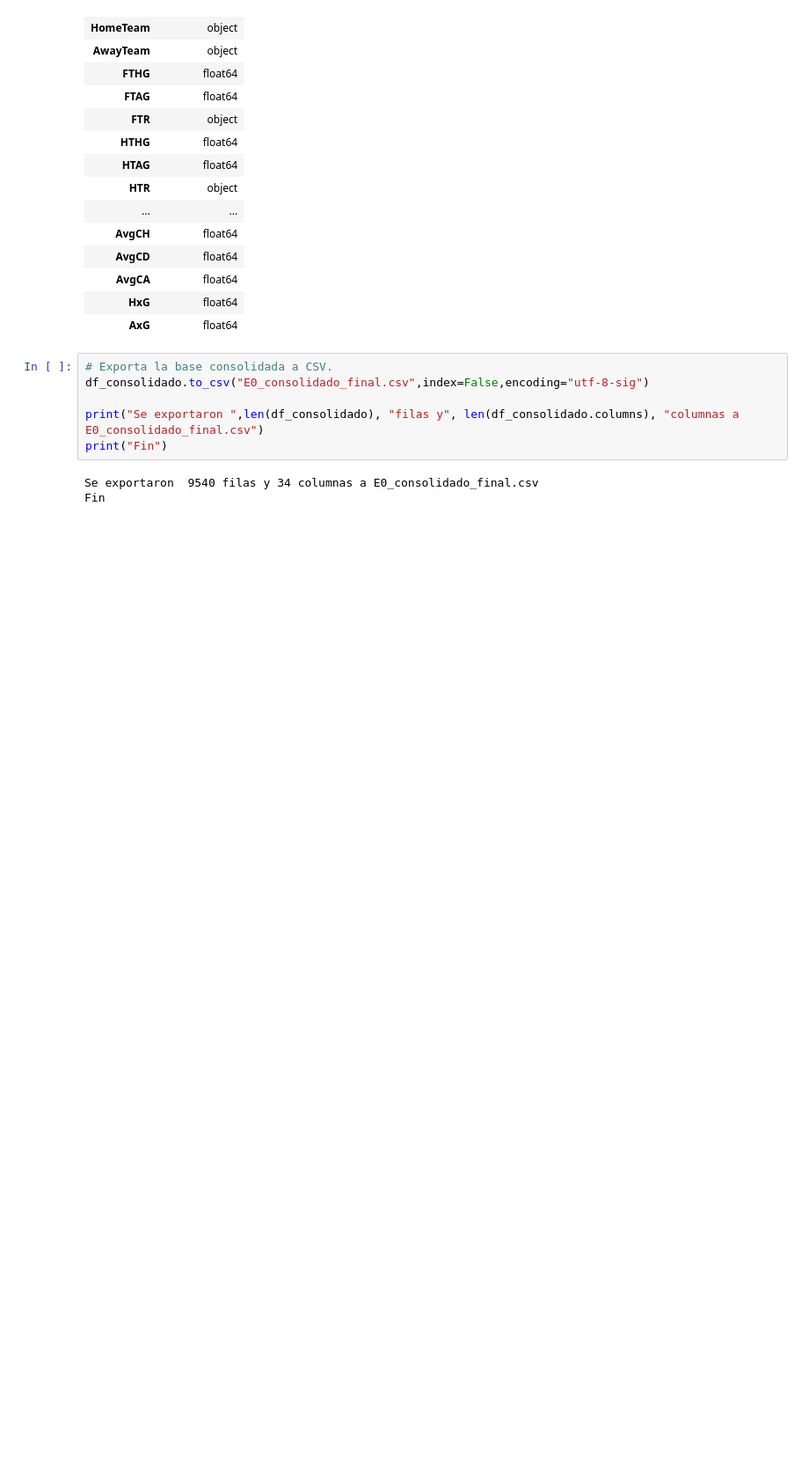
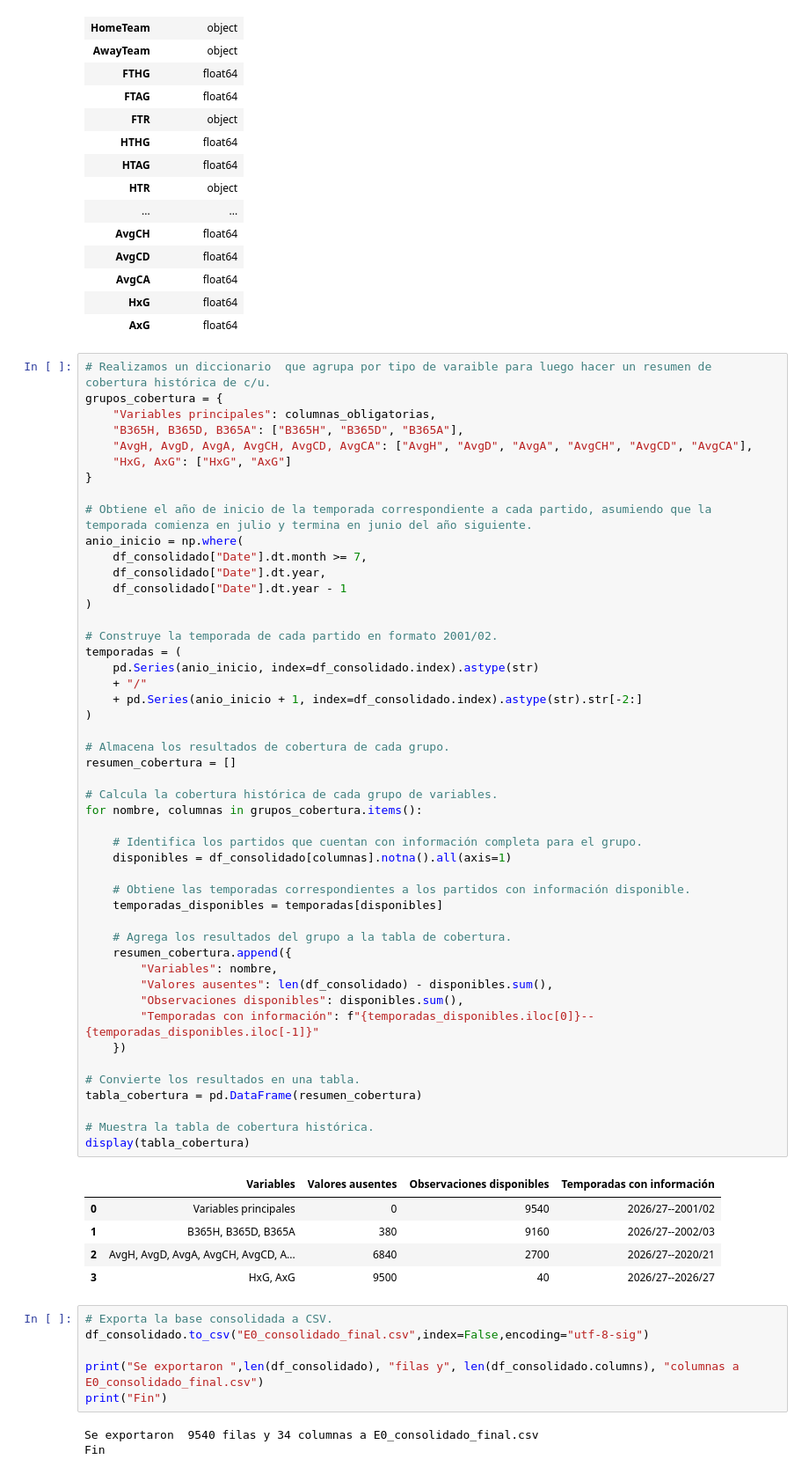
Before and after one commit to pitirringo/futbol-apuestas, a Jupyter notebook: Codigo/proyecto_mod_8/Limpieza de datos.ipynb, the cells around one changed output. Shown at 88% size. Cells and saved outputs as stored; diff of their text form; blank space fills up the shorter version.

```diff
--- a/Codigo/proyecto_mod_8/Limpieza de datos.ipynb
+++ b/Codigo/proyecto_mod_8/Limpieza de datos.ipynb
@@ -458,6 +458,60 @@ display(df_consolidado.dtypes.to_frame("Tipo"))
 | AvgCA | float64 |
 | HxG | float64 |
 | AxG | float64 |
+# %%
+# Realizamos un diccionario  que agrupa por tipo de varaible para luego hacer un resumen de cobertura histórica de c/u.
+grupos_cobertura = {
+    "Variables principales": columnas_obligatorias,
+    "B365H, B365D, B365A": ["B365H", "B365D", "B365A"],
+    "AvgH, AvgD, AvgA, AvgCH, AvgCD, AvgCA": ["AvgH", "AvgD", "AvgA", "AvgCH", "AvgCD", "AvgCA"],
+    "HxG, AxG": ["HxG", "AxG"]
+}
+
+# Obtiene el año de inicio de la temporada correspondiente a cada partido, asumiendo que la temporada comienza en julio y termina en junio del año siguiente.
+anio_inicio = np.where(
+    df_consolidado["Date"].dt.month >= 7,
+    df_consolidado["Date"].dt.year,
+    df_consolidado["Date"].dt.year - 1
+)
+
+# Construye la temporada de cada partido en formato 2001/02.
+temporadas = (
+    pd.Series(anio_inicio, index=df_consolidado.index).astype(str)
+    + "/"
+    + pd.Series(anio_inicio + 1, index=df_consolidado.index).astype(str).str[-2:]
+)
+
+# Almacena los resultados de cobertura de cada grupo.
+resumen_cobertura = []
+
+# Calcula la cobertura histórica de cada grupo de variables.
+for nombre, columnas in grupos_cobertura.items():
+
+    # Identifica los partidos que cuentan con información completa para el grupo.
+    disponibles = df_consolidado[columnas].notna().all(axis=1)
+
+    # Obtiene las temporadas correspondientes a los partidos con información disponible.
+    temporadas_disponibles = temporadas[disponibles]
+
+    # Agrega los resultados del grupo a la tabla de cobertura.
+    resumen_cobertura.append({
+        "Variables": nombre,
+        "Valores ausentes": len(df_consolidado) - disponibles.sum(),
+        "Observaciones disponibles": disponibles.sum(),
+        "Temporadas con información": f"{temporadas_disponibles.iloc[0]}--{temporadas_disponibles.iloc[-1]}"
+    })
+
+# Convierte los resultados en una tabla.
+tabla_cobertura = pd.DataFrame(resumen_cobertura)
+
+# Muestra la tabla de cobertura histórica.
+display(tabla_cobertura)
+# %% [output]
+|  | Variables | Valores ausentes | Observaciones disponibles | Temporadas con información |
+| 0 | Variables principales | 0 | 9540 | 2026/27--2001/02 |
+| 1 | B365H, B365D, B365A | 380 | 9160 | 2026/27--2002/03 |
+| 2 | AvgH, AvgD, AvgA, AvgCH, AvgCD, A... | 6840 | 2700 | 2026/27--2020/21 |
+| 3 | HxG, AxG | 9500 | 40 | 2026/27--2026/27 |
 # %%
 # Exporta la base consolidada a CSV.
 df_consolidado.to_csv("E0_consolidado_final.csv",index=False,encoding="utf-8-sig")
```
Also changed, not shown: parts of 3 cells of this notebook.
